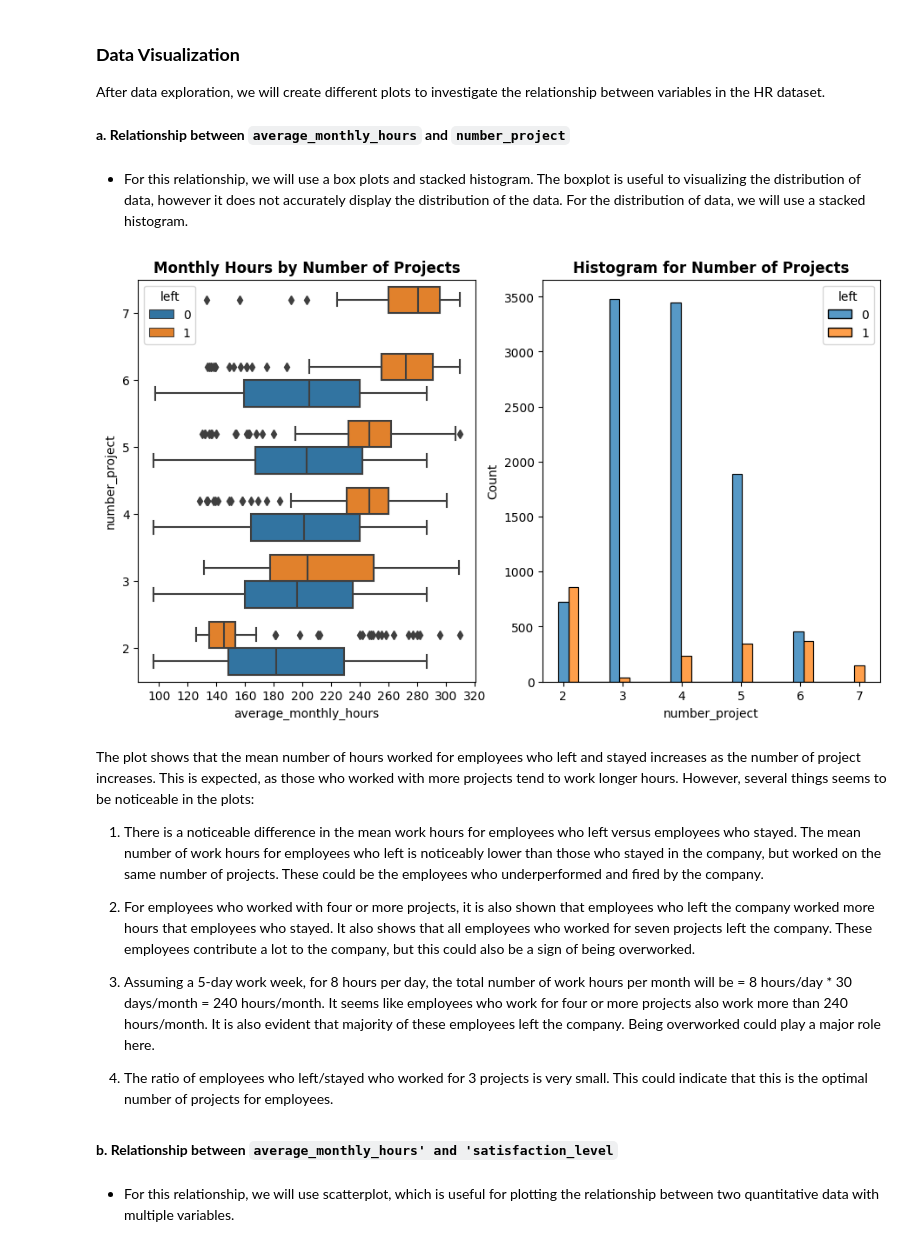
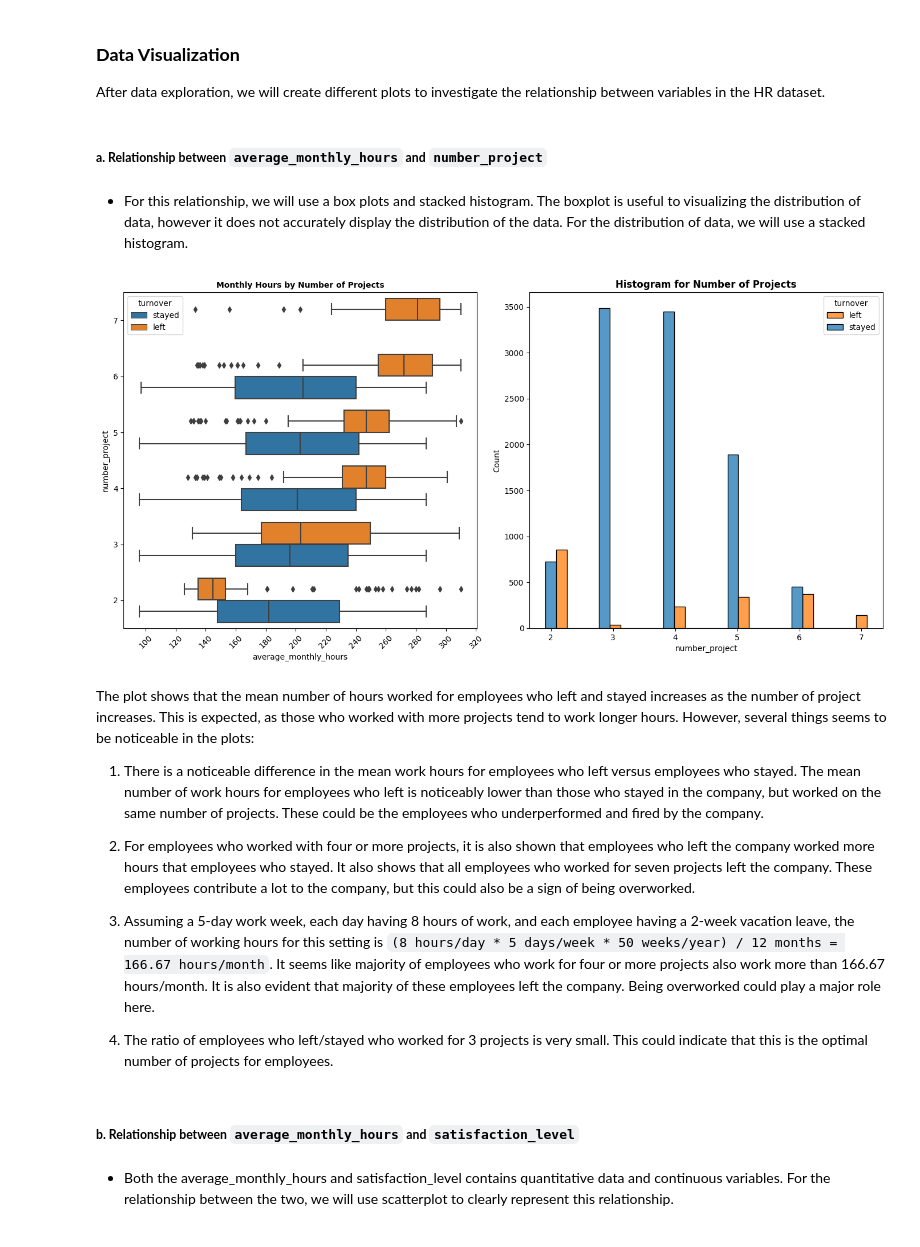
Before and after one commit to ryanlacsamana/Sailfort-Motors-Capstone-Project, a Jupyter notebook: Sailfort-Motors-Capstone.ipynb, the cells around one changed output. Cells and saved outputs as stored; diff of their text form; code cells hidden in the pictures.

```diff
--- a/Sailfort-Motors-Capstone.ipynb
+++ b/Sailfort-Motors-Capstone.ipynb
@@ -270,25 +270,34 @@ Based on the HR dataset that is free from duplicates, the percentage of employee
 
 After data exploration, we will create different plots to investigate the relationship between variables in the HR dataset.
 # %% [markdown]
-**a. Relationship between `average_monthly_hours` and `number_project`**
+##### **a. Relationship between `average_monthly_hours` and `number_project`**
 # %% [markdown]
 - For this relationship, we will use a box plots and stacked histogram. The boxplot is useful to visualizing the distribution of data, however it does not accurately display the distribution of the data. For the distribution of data, we will use a stacked histogram.
 # %%
-fig, ax = plt.subplots(1,2, figsize=(11,6))
+fig, ax = plt.subplots(1,2, figsize=(14,7))
 
 ## Create boxplot
 sns.boxplot(data=df1, x='average_monthly_hours', y='number_project', hue='left', orient='h', ax=ax[0])
 ax[0].invert_yaxis()
-ax[0].set_title("Monthly Hours by Number of Projects", fontweight='bold')
+ax[0].set_title("Monthly Hours by Number of Projects", fontweight='bold', fontsize=10)
 ax[0].set_xticks([100,120,140,160,180,200,220,240,260,280,300,320])
+ax[0].set_xticklabels(ax[0].get_xticks(), rotation=45, fontsize=10)
+ax[0].legend(title='turnover')
+legend_label = ['stayed','left']
+n=0
+for i in legend_label:
+    ax[0].legend_.texts[n].set_text(i)
+    n += 1
 
 ## Create histogram
 sns.histplot(data=df1, x='number_project', hue='left', multiple='dodge', shrink=2, ax=ax[1])
 ax[1].set_title("Histogram for Number of Projects", fontweight='bold')
+ax[1].legend(title='turnover', labels=['left','stayed'])
 
+plt.tight_layout()
 plt.show()
 # %% [output]
-[figure, old version]
+[figure, new version]
 # %% [markdown]
 The plot shows that the mean number of hours worked for employees who left and stayed increases as the number of project increases. This is expected, as those who worked with more projects tend to work longer hours. However, several things seems to be noticeable in the plots:
 
@@ -297,11 +306,11 @@ The plot shows that the mean number of hours worked for employees who left and s
 
 2. For employees who worked with four or more projects, it is also shown that employees who left the company worked more hours that employees who stayed. It also shows that all employees who worked for seven projects left the company. These employees contribute a lot to the company, but this could also be a sign of being overworked.
 
-3. Assuming a 5-day work week, for 8 hours per day, the total number of work hours per month will be = 8 hours/day * 30 days/month = 240 hours/month. It seems like employees who work for four or more projects also work more than 240 hours/month. It is also evident that majority of these employees left the company. Being overworked could play a major role here.
+3. Assuming a 5-day work week, each day having 8 hours of work, and each employee having a 2-week vacation leave, the number of working hours for this setting is `(8 hours/day * 5 days/week * 50 weeks/year) / 12 months = 166.67 hours/month`. It seems like majority of employees who work for four or more projects also work more than 166.67 hours/month. It is also evident that majority of these employees left the company. Being overworked could play a major role here.
 
 4. The ratio of employees who left/stayed who worked for 3 projects is very small. This could indicate that this is the optimal number of projects for employees.
 # %% [markdown]
-**b. Relationship between `average_monthly_hours' and 'satisfaction_level`**
+##### **b. Relationship between `average_monthly_hours` and `satisfaction_level`**
-# %% [markdown]
-- For this relationship, we will use scatterplot, which is useful for plotting the relationship between two quantitative data with multiple variables.
+# %% [markdown]
+- Both the average_monthly_hours and satisfaction_level contains quantitative data and continuous variables. For the relationship between the two, we will use scatterplot to clearly represent this relationship.
 # %%
```
Also changed, not shown: parts of 30 cells of this notebook.
